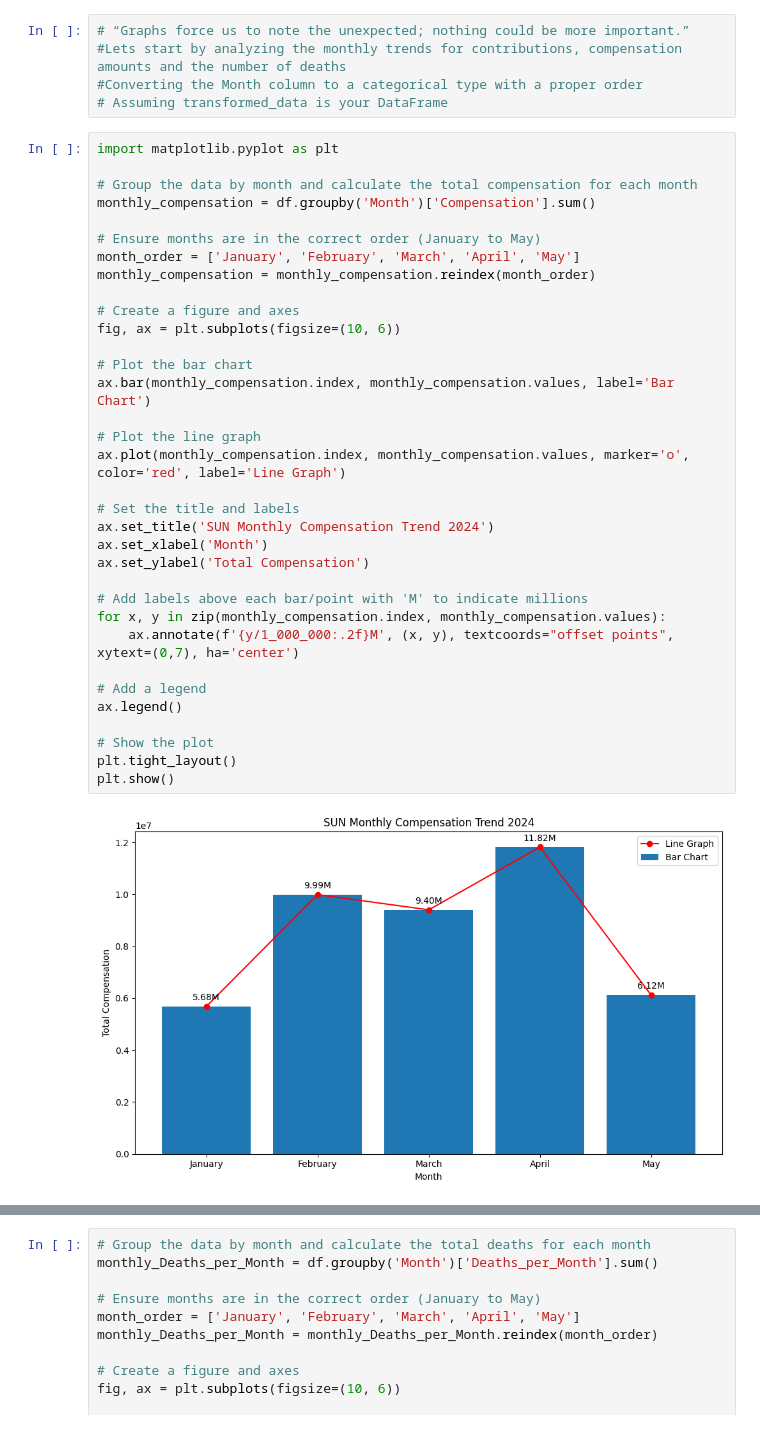
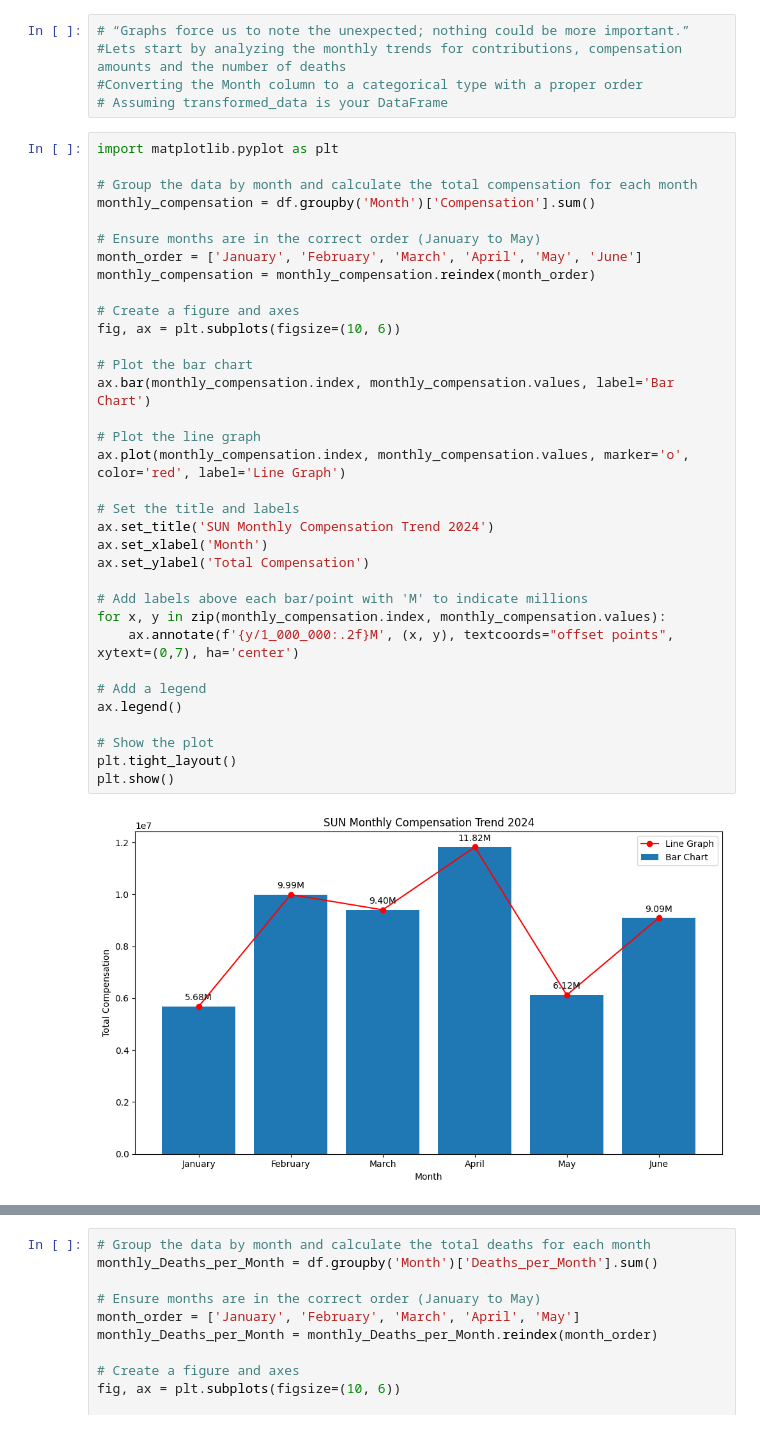
Before and after one commit to stevejj4/Data-Cleaning, a Jupyter notebook: SUN_Report.ipynb, the cells around one changed output, grey strips where cells are left out. Cells and saved outputs as stored; diff of their text form.

Commit message:
To analyze upto June

```diff
--- a/SUN_Report.ipynb
+++ b/SUN_Report.ipynb
@@ -117,35 +143,35 @@ import matplotlib.pyplot as plt
 monthly_compensation = df.groupby('Month')['Compensation'].sum()
 
 # Ensure months are in the correct order (January to May)
-month_order = ['January', 'February', 'March', 'April', 'May']
+month_order = ['January', 'February', 'March', 'April', 'May', 'June']
 monthly_compensation = monthly_compensation.reindex(month_order)
 
 # Create a figure and axes
 fig, ax = plt.subplots(figsize=(10, 6))
 
 # Plot the bar chart
 ax.bar(monthly_compensation.index, monthly_compensation.values, label='Bar Chart')
 
 # Plot the line graph
 ax.plot(monthly_compensation.index, monthly_compensation.values, marker='o', color='red', label='Line Graph')
 
 # Set the title and labels
 ax.set_title('SUN Monthly Compensation Trend 2024')
 ax.set_xlabel('Month')
 ax.set_ylabel('Total Compensation')
 
 # Add labels above each bar/point with 'M' to indicate millions
 for x, y in zip(monthly_compensation.index, monthly_compensation.values):
     ax.annotate(f'{y/1_000_000:.2f}M', (x, y), textcoords="offset points", xytext=(0,7), ha='center')
 
 # Add a legend
 ax.legend()
 
 # Show the plot
 plt.tight_layout()
 plt.show()
 # %% [output]
-[figure, old version]
+[figure, new version]
 # %%
 # Group the data by month and calculate the total contributions for each month
 monthly_Contribution = df.groupby('Month')['Contribution'].sum()
```
Also changed, not shown: parts of 5 cells of this notebook.
